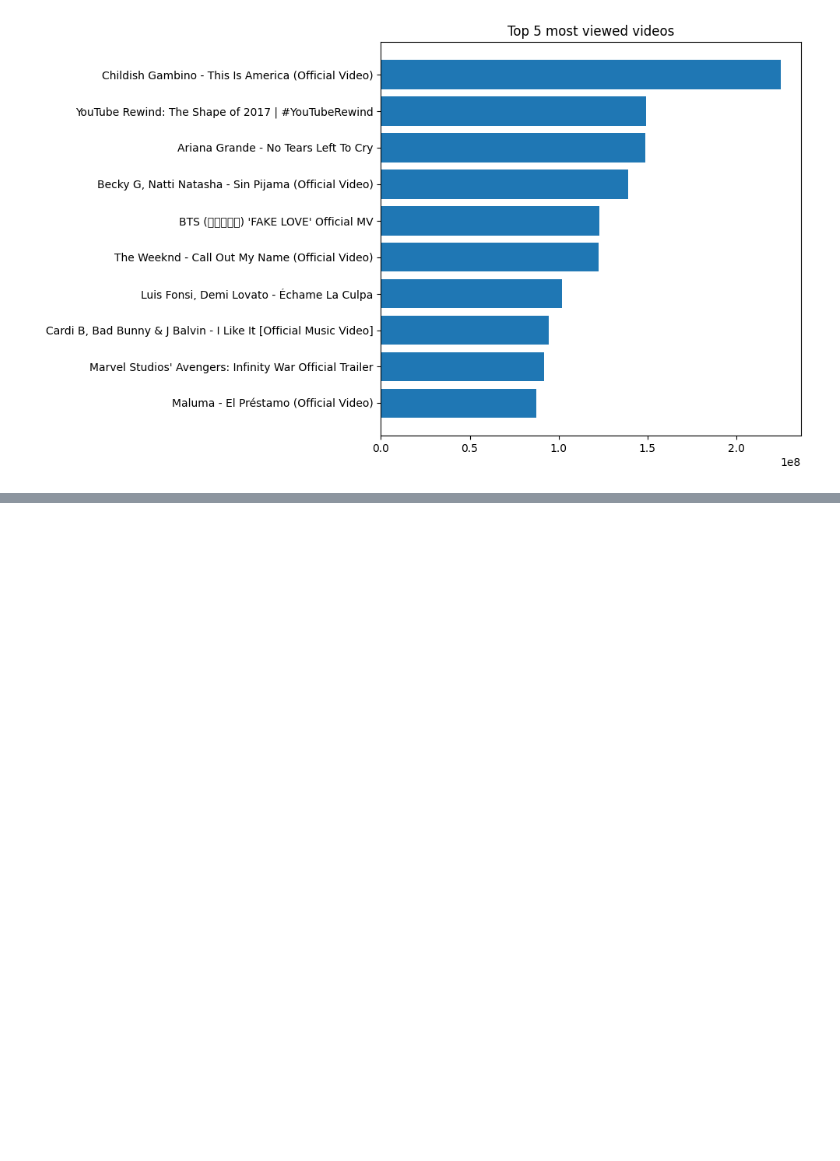
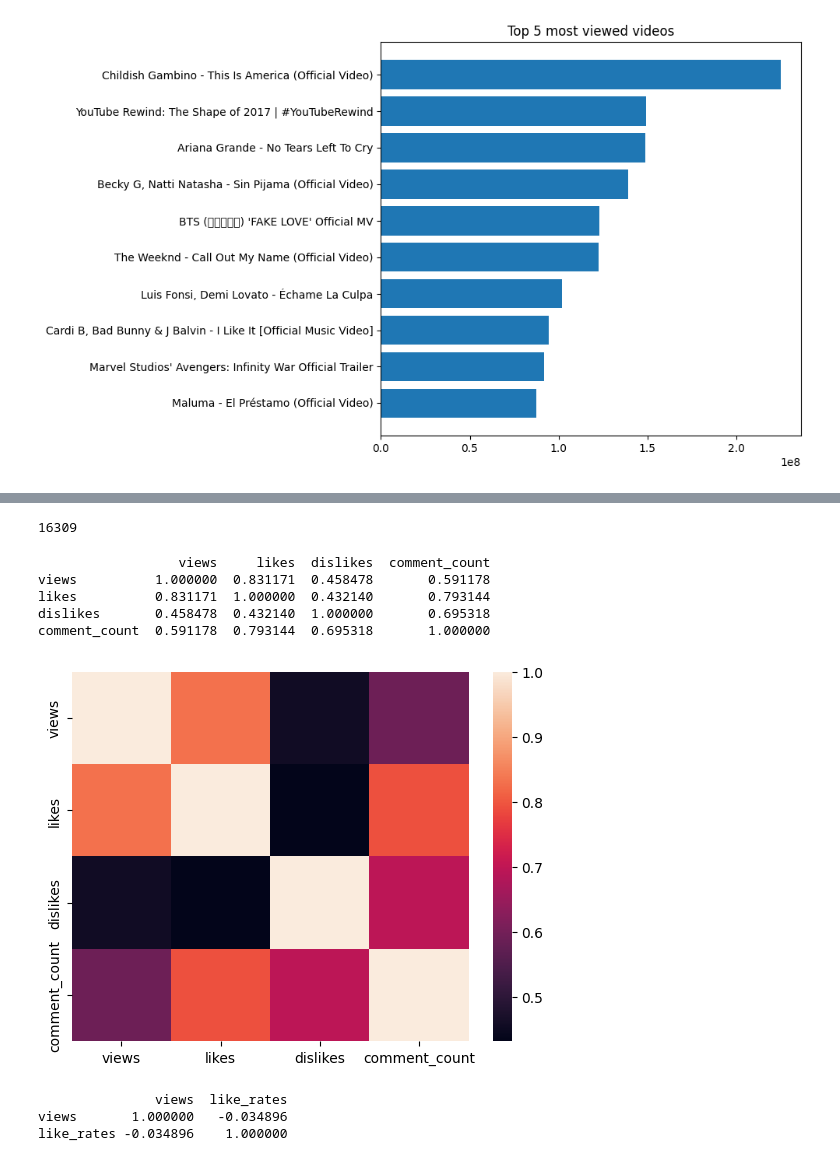
Before and after one commit to dipak1920basnet/YouTube_Video_Statistics, a Jupyter notebook: youtube.ipynb, the cells around one changed output, grey strips where cells are left out. Saved outputs shown, nothing was run; the diff lists cells and outputs as text; code cells hidden in the pictures; blank space fills up the shorter version.

```diff
--- a/youtube.ipynb
+++ b/youtube.ipynb
@@ -228 +229,30 @@ sns.heatmap(corr,cmap=["blue","green","orange","yellow"])
 [figure]
+# %%
+# Videos with more than 1 million views
+most_viewed = df[df["views"]>1000000]
+# %%
+len(most_viewed)
+# %% [output]
+16309
+# %%
+most_viewed_corr = most_viewed[numerical_data_columns].corr()
+print(most_viewed_corr)
+# %% [output]
+                  views     likes  dislikes  comment_count
+views          1.000000  0.831171  0.458478       0.591178
+likes          0.831171  1.000000  0.432140       0.793144
+dislikes       0.458478  0.432140  1.000000       0.695318
+comment_count  0.591178  0.793144  0.695318       1.000000
+# %%
+sns.heatmap(most_viewed_corr)
+plt.savefig("charts/most_viewed_corr")
+# %% [output]
+[figure, added]
+# %%
+new_corr =df[["views","like_rates"]].corr()
+new_corr
+print(new_corr)
+# %% [output]
+               views  like_rates
+views       1.000000   -0.034896
+like_rates -0.034896    1.000000
```
Also changed, not shown: parts of 65 cells of this notebook, 12 other files.
